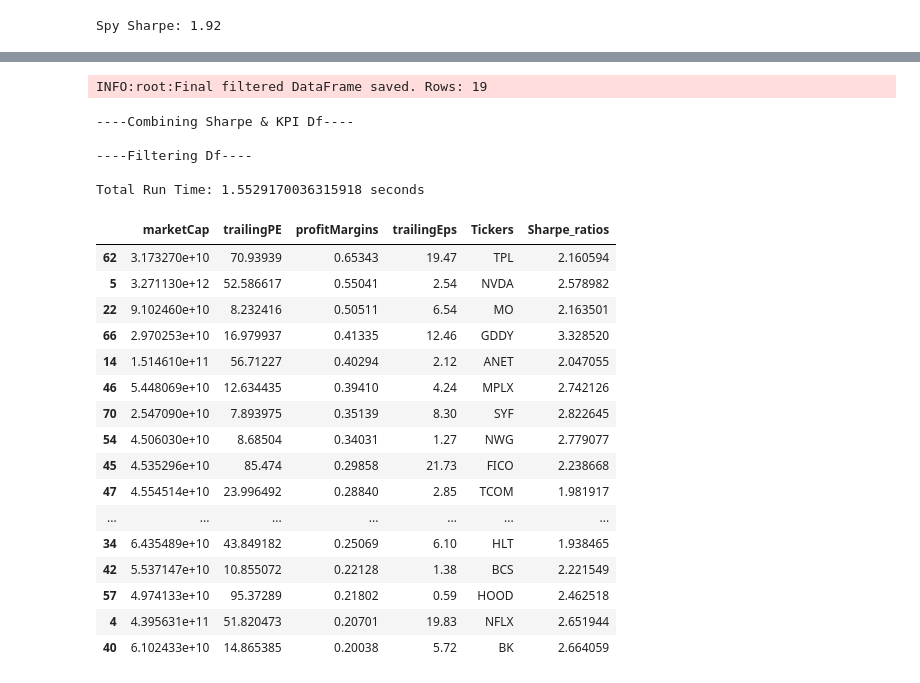
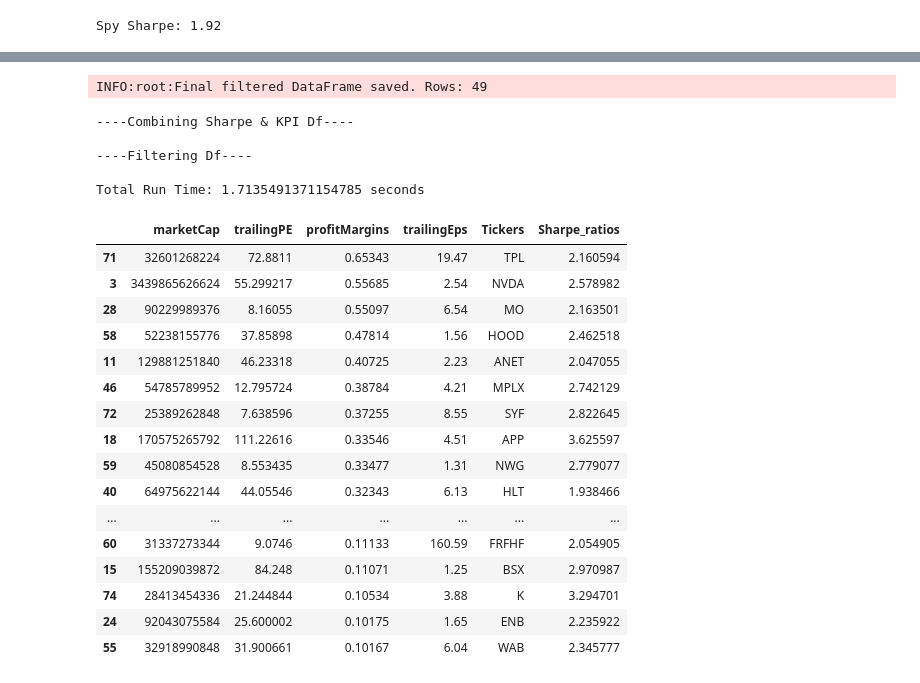
Before and after one commit to BlakeUribe/Portfolio_py, a Jupyter notebook: notebooks/kpi_optimization.ipynb, the cells around one changed output, grey strips where cells are left out. Saved outputs shown, nothing was run; the diff lists cells and outputs as text; code cells hidden in the pictures.

```diff
--- a/notebooks/kpi_optimization.ipynb
+++ b/notebooks/kpi_optimization.ipynb
@@ -131,46 +131,46 @@ KPI Df Shape: (71, 5)
 # %%
 
 print('\n----Combining Sharpe & KPI Df----')
 # Combine results with Sharpe ratio data
 valuation_df = pd.merge(kpi_df, sharpe_ratio_df, on='Tickers').dropna()
 print('\n----Filtering Df----')
 # Filter and save
 filtered_valuation_df = valuation_df[
-    (valuation_df['profitMargins'] > 0.2) &
+    (valuation_df['profitMargins'] > 0.10) &
     (valuation_df['Sharpe_ratios'] > 0.75) &
     (valuation_df['marketCap'] > 10_000_000_000)
 ].sort_values('profitMargins', ascending=False)
 
 filtered_valuation_df.to_csv(f'{WORKSPACE_DIR}/portfolio_py/data/clean/filtered_valuation_df.csv', index=False)
 logging.info(f"Final filtered DataFrame saved. Rows: {filtered_valuation_df.shape[0]}")
 
 # Print the sorted DataFrame (Optional)
 
 end_time = time.time()
 elapsed_time = end_time - start_time
 print(f'\nTotal Run Time: {elapsed_time} seconds')
 filtered_valuation_df
 # %% [output]
-INFO:root:Final filtered DataFrame saved. Rows: 19
+INFO:root:Final filtered DataFrame saved. Rows: 49
 ----Combining Sharpe & KPI Df----
 
 ----Filtering Df----
 
-Total Run Time: 1.5529170036315918 seconds
+Total Run Time: 1.7135491371154785 seconds
 |  | marketCap | trailingPE | profitMargins | trailingEps | Tickers | Sharpe_ratios |
-| 62 | 3.173270e+10 | 70.93939 | 0.65343 | 19.47 | TPL | 2.160594 |
-| 5 | 3.271130e+12 | 52.586617 | 0.55041 | 2.54 | NVDA | 2.578982 |
-| 22 | 9.102460e+10 | 8.232416 | 0.50511 | 6.54 | MO | 2.163501 |
-| 66 | 2.970253e+10 | 16.979937 | 0.41335 | 12.46 | GDDY | 3.328520 |
-| 14 | 1.514610e+11 | 56.71227 | 0.40294 | 2.12 | ANET | 2.047055 |
-| 46 | 5.448069e+10 | 12.634435 | 0.39410 | 4.24 | MPLX | 2.742126 |
-| 70 | 2.547090e+10 | 7.893975 | 0.35139 | 8.30 | SYF | 2.822645 |
-| 54 | 4.506030e+10 | 8.68504 | 0.34031 | 1.27 | NWG | 2.779077 |
-| 45 | 4.535296e+10 | 85.474 | 0.29858 | 21.73 | FICO | 2.238668 |
-| 47 | 4.554514e+10 | 23.996492 | 0.28840 | 2.85 | TCOM | 1.981917 |
+| 71 | 32601268224 | 72.8811 | 0.65343 | 19.47 | TPL | 2.160594 |
+| 3 | 3439865626624 | 55.299217 | 0.55685 | 2.54 | NVDA | 2.578982 |
+| 28 | 90229989376 | 8.16055 | 0.55097 | 6.54 | MO | 2.163501 |
+| 58 | 52238155776 | 37.85898 | 0.47814 | 1.56 | HOOD | 2.462518 |
+| 11 | 129881251840 | 46.23318 | 0.40725 | 2.23 | ANET | 2.047055 |
+| 46 | 54785789952 | 12.795724 | 0.38784 | 4.21 | MPLX | 2.742129 |
+| 72 | 25389262848 | 7.638596 | 0.37255 | 8.55 | SYF | 2.822645 |
+| 18 | 170575265792 | 111.22616 | 0.33546 | 4.51 | APP | 3.625597 |
+| 59 | 45080854528 | 8.553435 | 0.33477 | 1.31 | NWG | 2.779077 |
+| 40 | 64975622144 | 44.05546 | 0.32343 | 6.13 | HLT | 1.938466 |
 | ... | ... | ... | ... | ... | ... | ... |
-| 34 | 6.435489e+10 | 43.849182 | 0.25069 | 6.10 | HLT | 1.938465 |
-| 42 | 5.537147e+10 | 10.855072 | 0.22128 | 1.38 | BCS | 2.221549 |
-| 57 | 4.974133e+10 | 95.37289 | 0.21802 | 0.59 | HOOD | 2.462518 |
-| 4 | 4.395631e+11 | 51.820473 | 0.20701 | 19.83 | NFLX | 2.651944 |
-| 40 | 6.102433e+10 | 14.865385 | 0.20038 | 5.72 | BK | 2.664059 |
+| 60 | 31337273344 | 9.0746 | 0.11133 | 160.59 | FRFHF | 2.054905 |
+| 15 | 155209039872 | 84.248 | 0.11071 | 1.25 | BSX | 2.970987 |
+| 74 | 28413454336 | 21.244844 | 0.10534 | 3.88 | K | 3.294701 |
+| 24 | 92043075584 | 25.600002 | 0.10175 | 1.65 | ENB | 2.235922 |
+| 55 | 32918990848 | 31.900661 | 0.10167 | 6.04 | WAB | 2.345777 |
```
Also changed, not shown: parts of 1 cell of this notebook, 11 other files.
